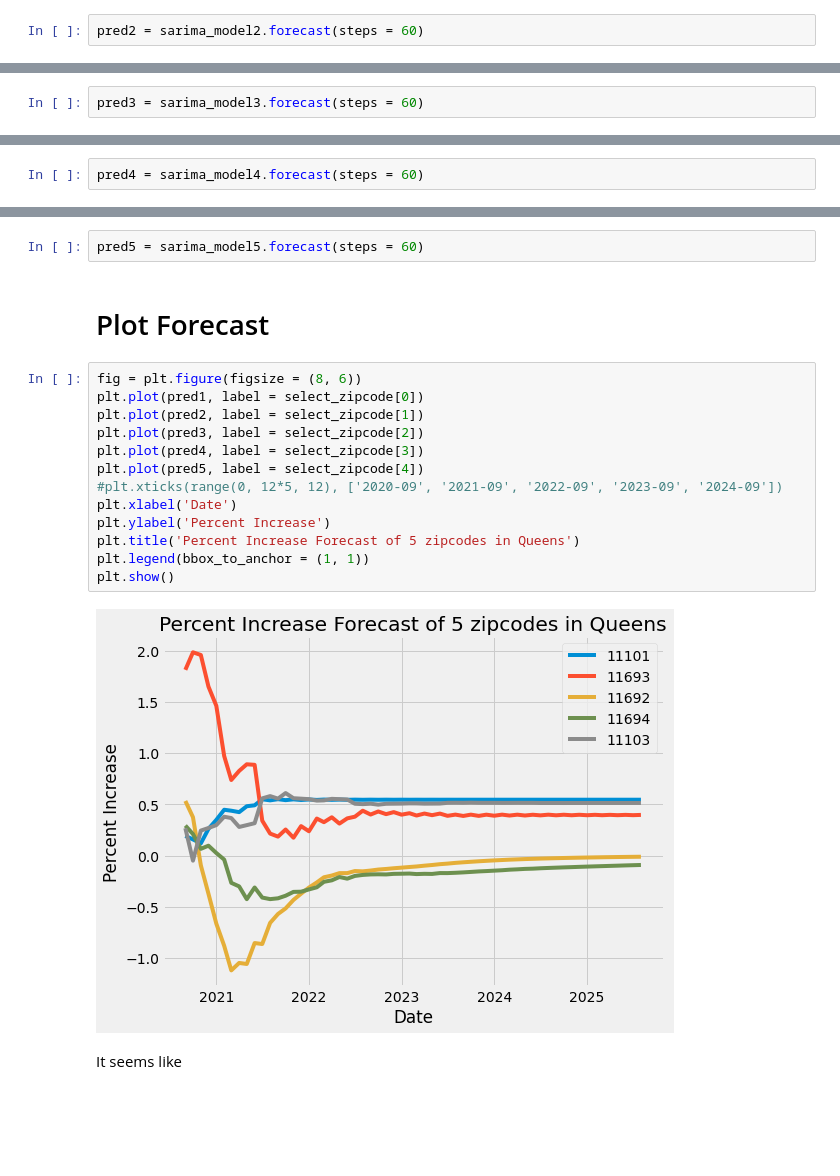
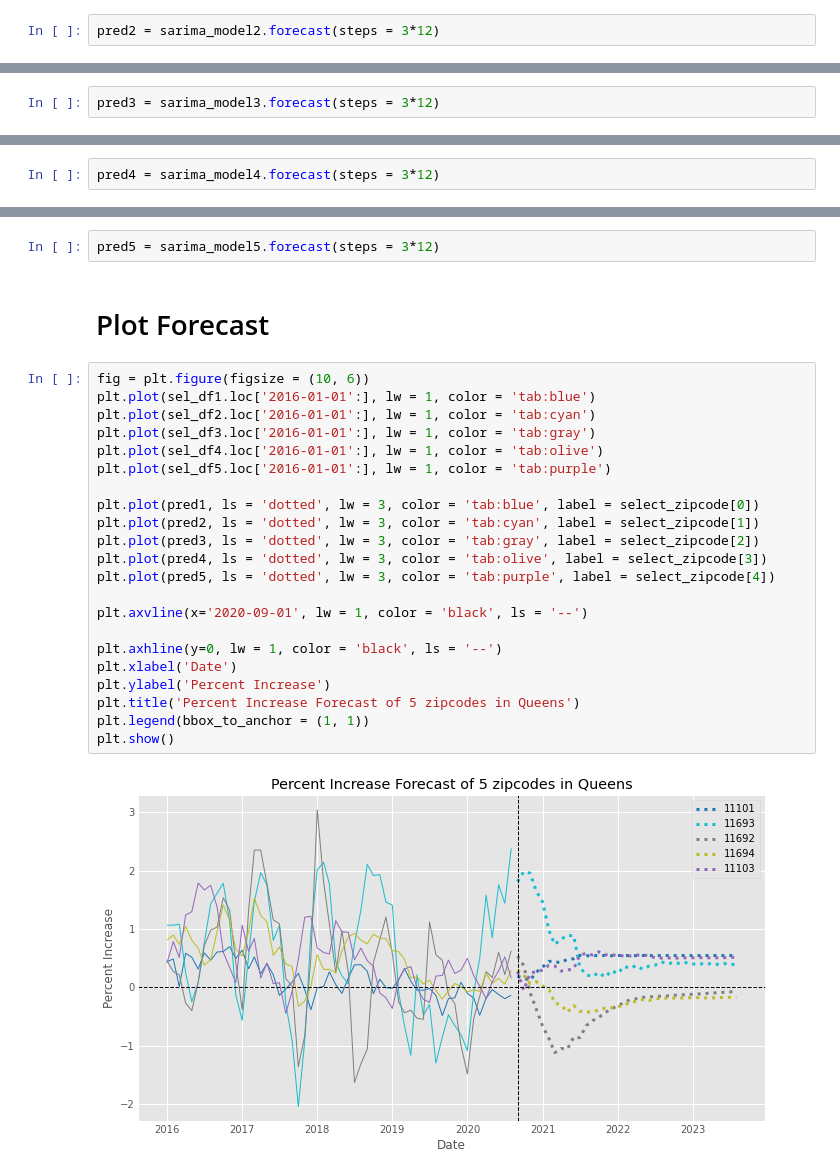
Before and after one commit to stereopickle/real_estate_prediction, a Jupyter notebook: 030.Forecasting.ipynb, the cells around one changed output, grey strips where cells are left out. Drawn from its saved outputs; the diff is of its cells as text; blank space fills up the shorter version.

```diff
--- a/030.Forecasting.ipynb
+++ b/030.Forecasting.ipynb
@@ -70,7 +70,7 @@ sarima = SARIMAX(sel_df2, order=pdq,
         enforce_invertibility=False)
 sarima_model2 = sarima.fit()
 # %%
-pred2 = sarima_model2.forecast(steps = 60)
+pred2 = sarima_model2.forecast(steps = 3*12)
 # %% [markdown]
 ### zipcode 3
 # %%
@@ -83,7 +83,7 @@ sarima = SARIMAX(sel_df3, order=pdq,
         enforce_invertibility=False)
 sarima_model3 = sarima.fit()
 # %%
-pred3 = sarima_model3.forecast(steps = 60)
+pred3 = sarima_model3.forecast(steps = 3*12)
 # %% [markdown]
 ### zipcode 4
 # %%
@@ -96,7 +96,7 @@ sarima = SARIMAX(sel_df4, order=pdq,
         enforce_invertibility=False)
 sarima_model4 = sarima.fit()
 # %%
-pred4 = sarima_model4.forecast(steps = 60)
+pred4 = sarima_model4.forecast(steps = 3*12)
 # %% [markdown]
 ### zipcode 5
 # %%
@@ -109,23 +109,30 @@ sarima = SARIMAX(sel_df5, order=pdq,
         enforce_invertibility=False)
 sarima_model5 = sarima.fit()
 # %%
-pred5 = sarima_model5.forecast(steps = 60)
+pred5 = sarima_model5.forecast(steps = 3*12)
 # %% [markdown]
 # Plot Forecast
 # %%
-fig = plt.figure(figsize = (8, 6))
-plt.plot(pred1, label = select_zipcode[0])
-plt.plot(pred2, label = select_zipcode[1])
-plt.plot(pred3, label = select_zipcode[2])
-plt.plot(pred4, label = select_zipcode[3])
-plt.plot(pred5, label = select_zipcode[4])
-#plt.xticks(range(0, 12*5, 12), ['2020-09', '2021-09', '2022-09', '2023-09', '2024-09'])
+fig = plt.figure(figsize = (10, 6))
+plt.plot(sel_df1.loc['2016-01-01':], lw = 1, color = 'tab:blue')
+plt.plot(sel_df2.loc['2016-01-01':], lw = 1, color = 'tab:cyan')
+plt.plot(sel_df3.loc['2016-01-01':], lw = 1, color = 'tab:gray')
+plt.plot(sel_df4.loc['2016-01-01':], lw = 1, color = 'tab:olive')
+plt.plot(sel_df5.loc['2016-01-01':], lw = 1, color = 'tab:purple')
+
+plt.plot(pred1, ls = 'dotted', lw = 3, color = 'tab:blue', label = select_zipcode[0])
+plt.plot(pred2, ls = 'dotted', lw = 3, color = 'tab:cyan', label = select_zipcode[1])
+plt.plot(pred3, ls = 'dotted', lw = 3, color = 'tab:gray', label = select_zipcode[2])
+plt.plot(pred4, ls = 'dotted', lw = 3, color = 'tab:olive', label = select_zipcode[3])
+plt.plot(pred5, ls = 'dotted', lw = 3, color = 'tab:purple', label = select_zipcode[4])
+
+plt.axvline(x='2020-09-01', lw = 1, color = 'black', ls = '--')
+
+plt.axhline(y=0, lw = 1, color = 'black', ls = '--')
 plt.xlabel('Date')
 plt.ylabel('Percent Increase')
 plt.title('Percent Increase Forecast of 5 zipcodes in Queens')
 plt.legend(bbox_to_anchor = (1, 1))
 plt.show()
 # %% [output]
-[figure, old version]
+[figure, new version]
-# %% [markdown]
-It seems like
```
Also changed, not shown: parts of 8 cells of this notebook.
